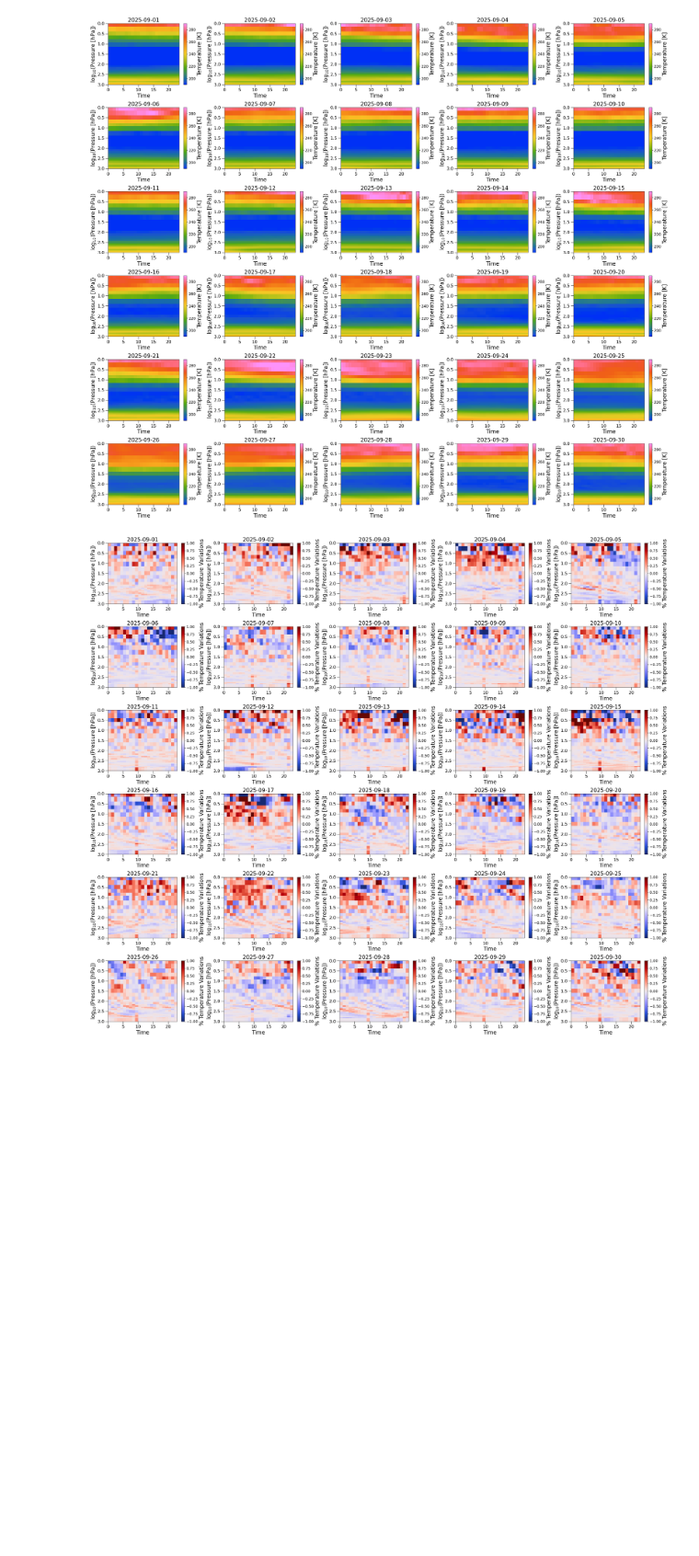
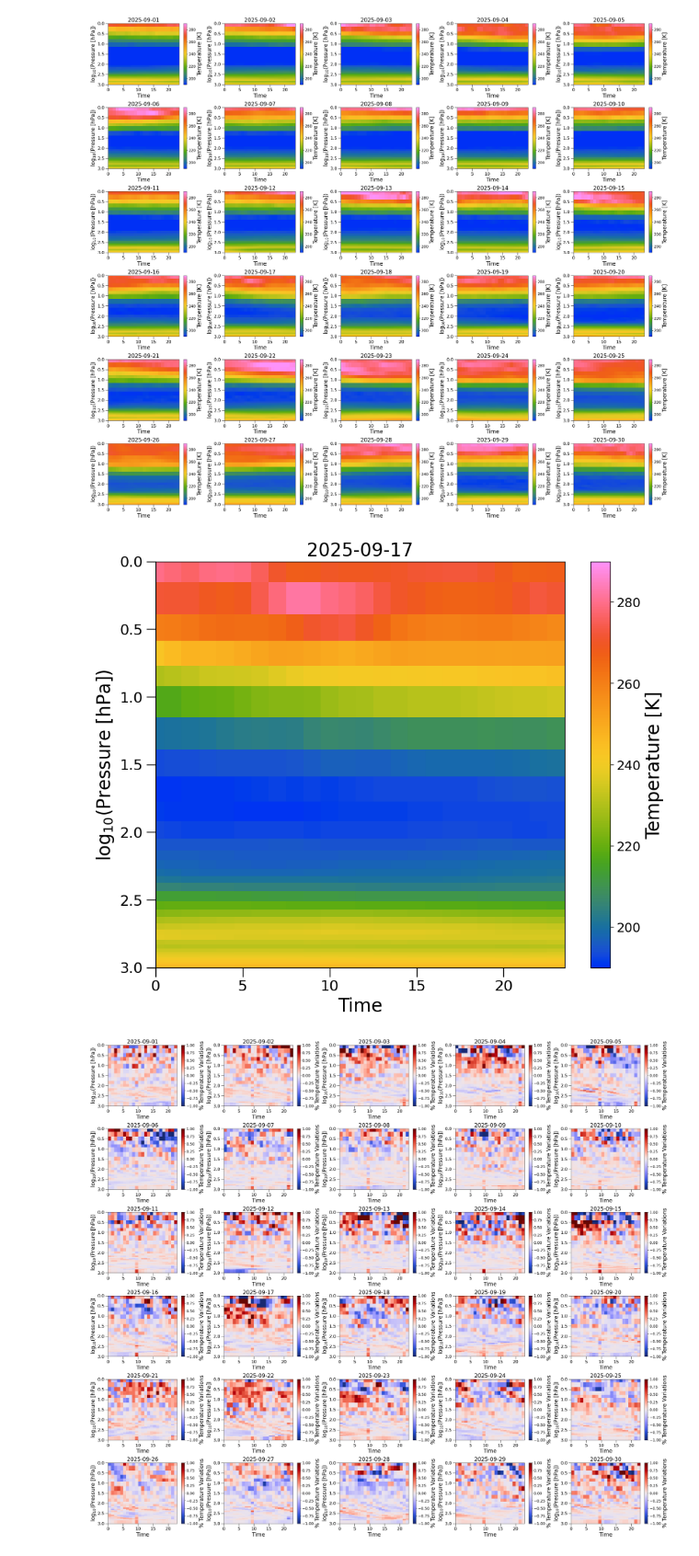
Before and after one commit to SpringSwimmer/AOS_773, a Jupyter notebook: final_project/temperature_data.ipynb, the cells around one changed output. Shown at 92% size. Saved outputs shown, nothing was run; the diff lists cells and outputs as text; code cells hidden in the pictures; blank space fills up the shorter version.

```diff
--- a/final_project/load_data.ipynb
+++ b/final_project/temperature_data.ipynb
@@ -31,6 +31,24 @@ for day, data in spole_daily_data:
 fig.tight_layout()
 # %% [output]
 [figure]
+# %%
+fig, axs = plt.subplots(1,1, figsize = (10,8))
+for day, data in spole_daily_data:
+    if day.day == 17:
+        cm = axs.pcolormesh(data.time.values.astype('datetime64[h]').astype(int)%24, np.log10(data.isobaricInhPa.values), data.T, shading = 'auto', cmap = cc.cm.CET_R1, vmin = 190, vmax = 290)
+        cbar = plt.colorbar(cm)
+        cbar.ax.tick_params(labelsize=14)
+        cbar.set_label(r'Temperature [K]', fontsize = 20)
+        axs.set_ylim(0,3)
+        axs.set_xlim(0,23.5)
+        axs.set_xlabel(f'Time', fontsize = 20)
+        axs.set_ylabel(r'$\mathrm{log}_{10}$(Pressure [hPa])', fontsize = 20)
+        axs.tick_params(axis = 'both', which = 'major', labelsize = 16, width = 1, length = 10)
+        axs.tick_params(axis = 'both', which = 'minor', labelsize = 16, width = 1, length = 4)
+        axs.invert_yaxis()
+        axs.set_title(day, fontsize = 20)
+# %% [output]
+[figure, added]
 # %%
 fig, axs = plt.subplots(6,5, figsize = (30,26))
 i, j = 0, 0
```
Also changed, not shown: parts of 6 cells of this notebook, 4 other files.
